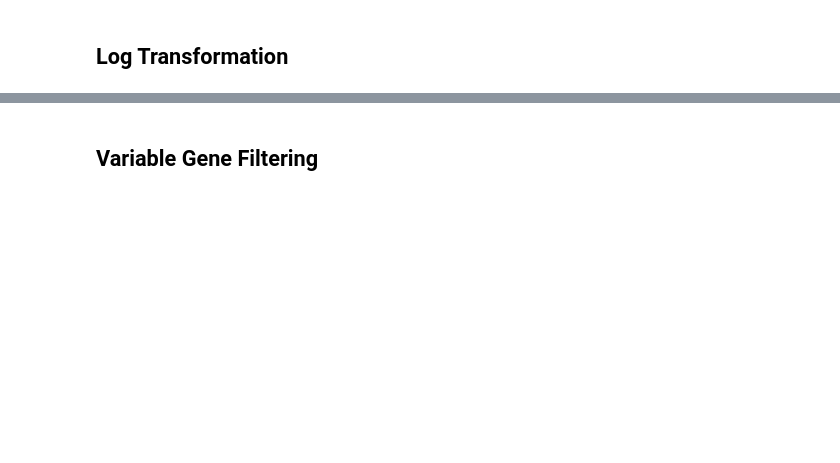
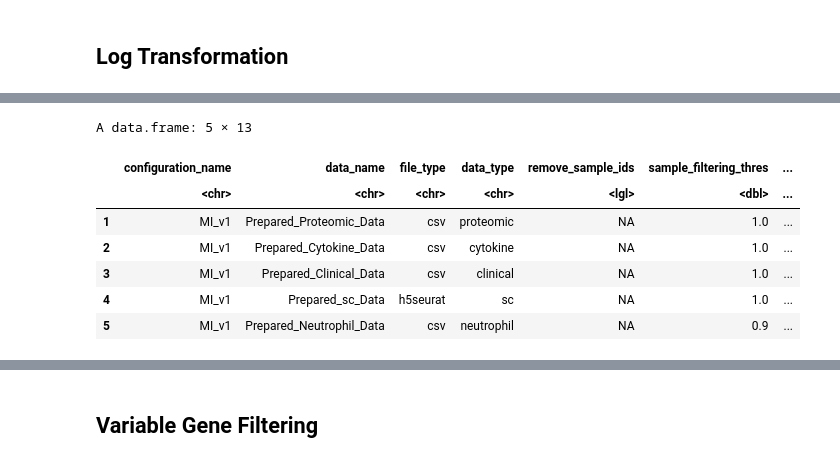
Before and after one commit to heiniglab/mofa_workflow, a Jupyter notebook: scripts/02_Integrate_and_Normalize_Data_Sources.ipynb, the cells around one changed output, grey strips where cells are left out. Saved outputs shown, nothing was run; the diff lists cells and outputs as text; code cells hidden in the pictures; blank space fills up the shorter version.

```diff
--- a/scripts/02_Integrate_and_Normalize_Data_Sources.ipynb
+++ b/scripts/02_Integrate_and_Normalize_Data_Sources.ipynb
@@ -399,3 +465,14 @@ A data.frame: 1 × 13
+# %%
+data_configs
+# %% [output]
+A data.frame: 5 × 13
+|  | configuration_name | data_name | file_type | data_type | remove_sample_ids | sample_filtering_thres | ... |
+|  | <chr> | <chr> | <chr> | <chr> | <lgl> | <dbl> | ... |
+| 1 | MI_v1 | Prepared_Proteomic_Data | csv | proteomic | NA | 1.0 | ... |
+| 2 | MI_v1 | Prepared_Cytokine_Data | csv | cytokine | NA | 1.0 | ... |
+| 3 | MI_v1 | Prepared_Clinical_Data | csv | clinical | NA | 1.0 | ... |
+| 4 | MI_v1 | Prepared_sc_Data | h5seurat | sc | NA | 1.0 | ... |
+| 5 | MI_v1 | Prepared_Neutrophil_Data | csv | neutrophil | NA | 0.9 | ... |
 # %%
 for(i in 1:nrow(data_configs)){
     if((data_configs$log_transformation[i] == 'TRUE')){
```
Also changed, not shown: parts of 40 cells of this notebook, 5 other files.
